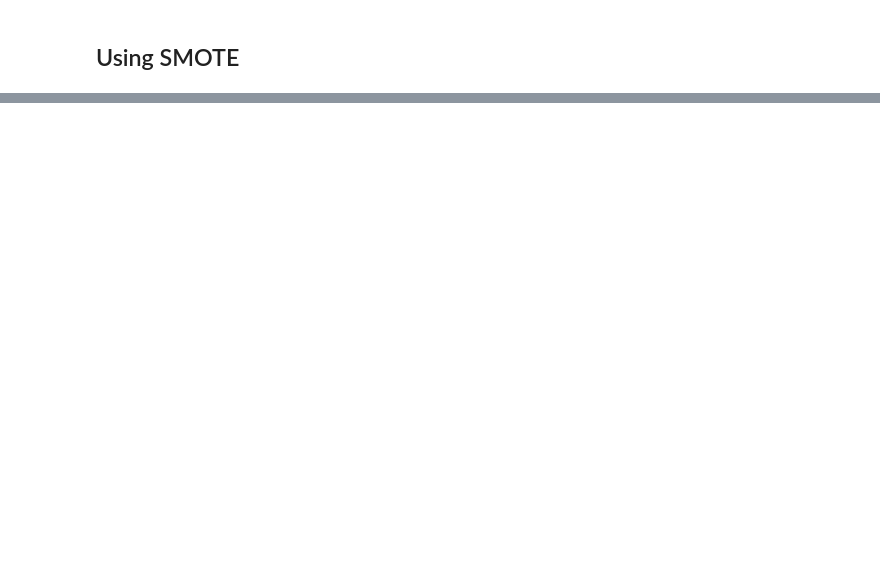
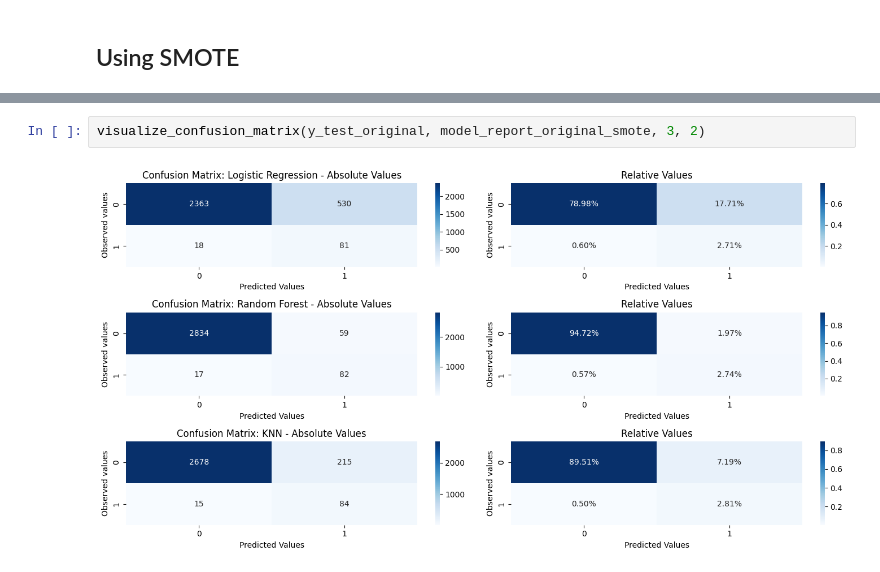
Before and after one commit to vitorccmanso/Predictive-Maintenance, a Jupyter notebook: Notebooks/Model Training.ipynb, the cells around one changed output, grey strips where cells are left out. Saved outputs shown, nothing was run; the diff lists cells and outputs as text; blank space fills up the shorter version.

Commit message:
Model training and analysis done

```diff
--- a/Notebooks/Model Training.ipynb
+++ b/Notebooks/Model Training.ipynb
@@ -81 +90,5 @@ Registered model 'KNN - Original_Features' already exists. Creating a new versio
 Created version '2' of model 'KNN - Original_Features'.
+# %%
+visualize_confusion_matrix(y_test_original, model_report_original_smote, 3, 2)
+# %% [output]
+[figure, added]
```
Also changed, not shown: parts of 49 cells of this notebook, 1 other file.
